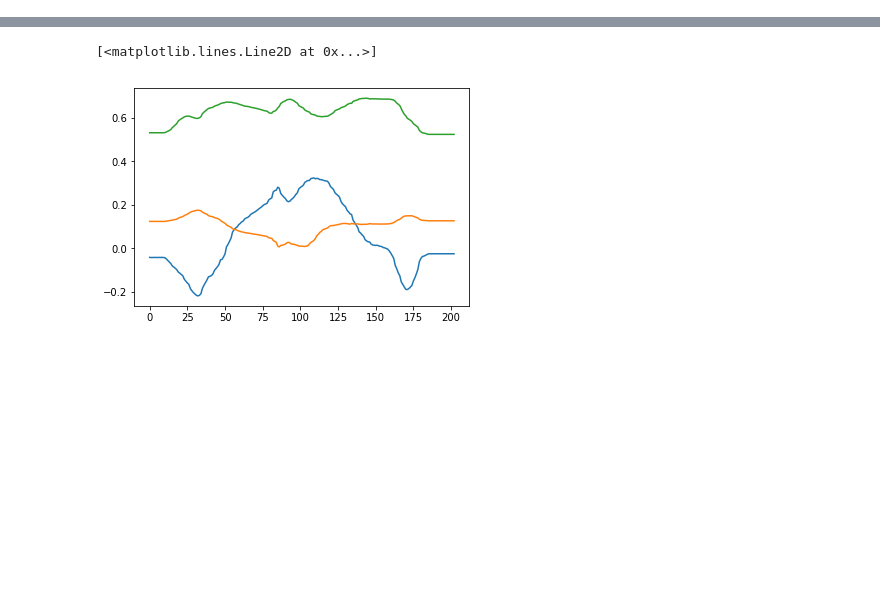
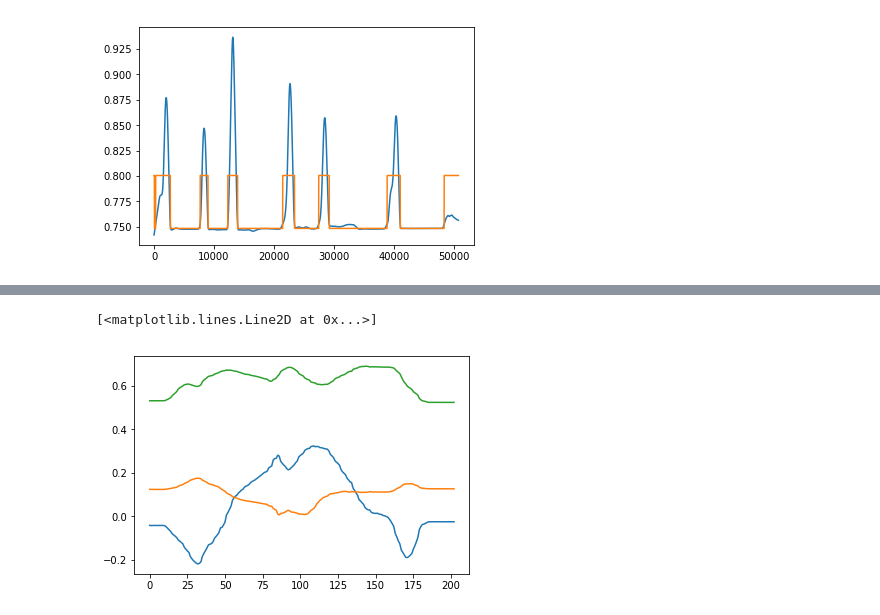
Before and after one commit to travers-rhodes/analyze_motion_data, a Jupyter notebook: AutoregressiveSpoonDataZComponent.ipynb, the cells around one changed output, grey strips where cells are left out. Cells and saved outputs as stored; diff of their text form; code cells hidden in the pictures; blank space fills up the shorter version.

Commit message:
add example for alexandre'

```diff
--- a/AutoregressiveSpoonDataZComponent.ipynb
+++ b/AutoregressiveSpoonDataZComponent.ipynb
@@ -1,2 +1,63 @@
 # %%
 %matplotlib inline
+# %%
+# complete example for alexandre
+import matplotlib.pyplot as plt
+# you may need to source /opt/ros/kinetic/setup.bash in order to import rosbag
+import rosbag
+
+# copy bag file to a txt for easy manipulation.
+# Columns are time (of spoon message), spoon position and orientation, and most recent cap recording and orientation.
+# a more advanced setup could interpolate cap pose to match spoon recording time.
+
+bag = rosbag.Bag('data/2018-10-31-13-03-50_just_poses.bag')
+counter = 0
+last_spoon_msg = None;
+last_hat_msg = None;
+with open("pose_data_full_sample.txt", "w+") as f:
+    for topic, msg, t in bag.read_messages(topics=['/vrpn_client_node/spoon/pose','/vrpn_client_node/manuelcap/pose']):
+        if "spoon" in topic:
+            last_spoon_msg = msg
+        if "manuel" in topic:
+            last_hat_msg = msg
+
+        if last_spoon_msg and last_hat_msg and "spoon" in topic:
+            f.write("%f,%f,%f,%f,%f,%f,%f,%f,%f,%f,%f,%f,%f,%f\n" % (
+                last_spoon_msg.pose.position.x, last_spoon_msg.pose.position.y, last_spoon_msg.pose.position.z,
+                last_spoon_msg.pose.orientation.w, last_spoon_msg.pose.orientation.x,
+                last_spoon_msg.pose.orientation.y, last_spoon_msg.pose.orientation.z,
+                last_hat_msg.pose.position.x, last_hat_msg.pose.position.y, last_hat_msg.pose.position.z,
+                last_hat_msg.pose.orientation.w, last_hat_msg.pose.orientation.x,
+                last_hat_msg.pose.orientation.y, last_hat_msg.pose.orientation.z))
+        counter += 1
+        # if you want a larger sample of data, increase this value
+        if counter > 100000:
+            break
+    bag.close()
+
+
+# set up hidden markov model parameters
+from hmmlearn import hmm
+
+# helper function to plot simple gaussian-emmision HMM model with n_components states
+def plot_with_n_components(n_components, z_data):
+    model = hmm.GaussianHMM(n_components=n_components, covariance_type="full", n_iter=100, params ="smtc")
+    model.fit(z_data)
+    est_z = model.predict(z_data)
+    plt.plot(z_data)
+    plt.plot(model.means_[est_z])
+
+
+# now, read in the newly created txt file and model it and plot the resulting model
+import numpy as np
+from statsmodels.nonparametric.smoothers_lowess import lowess
+all_data = np.loadtxt('pose_data_full_sample.txt', delimiter=',')
+# see https://hmmlearn.readthedocs.io/en/latest/tutorial.html
+
+# smooth the data
+raw_z_data = all_data[:,2:3]
+z_data = lowess(np.squeeze(raw_z_data), range(np.size(raw_z_data,0)), is_sorted=True, frac=0.025, it=0)[:,1:2]
+# First division is the nice "waiting/feeding"
+plot_with_n_components(2,z_data)
+# %% [output]
+[figure, added]
```
Also changed, not shown: parts of 2 cells of this notebook, 1 other file.
